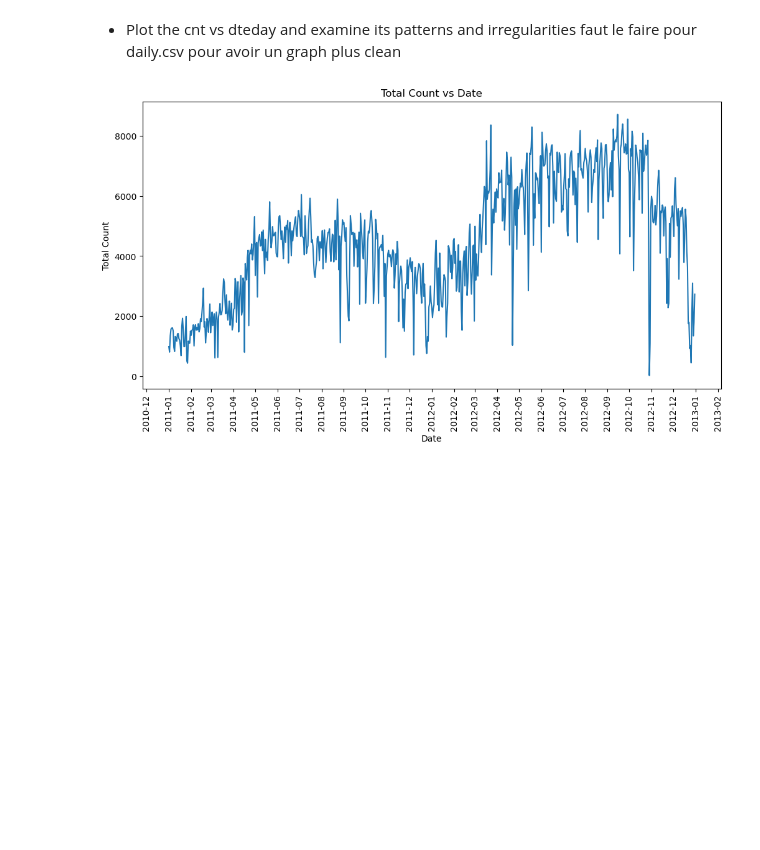
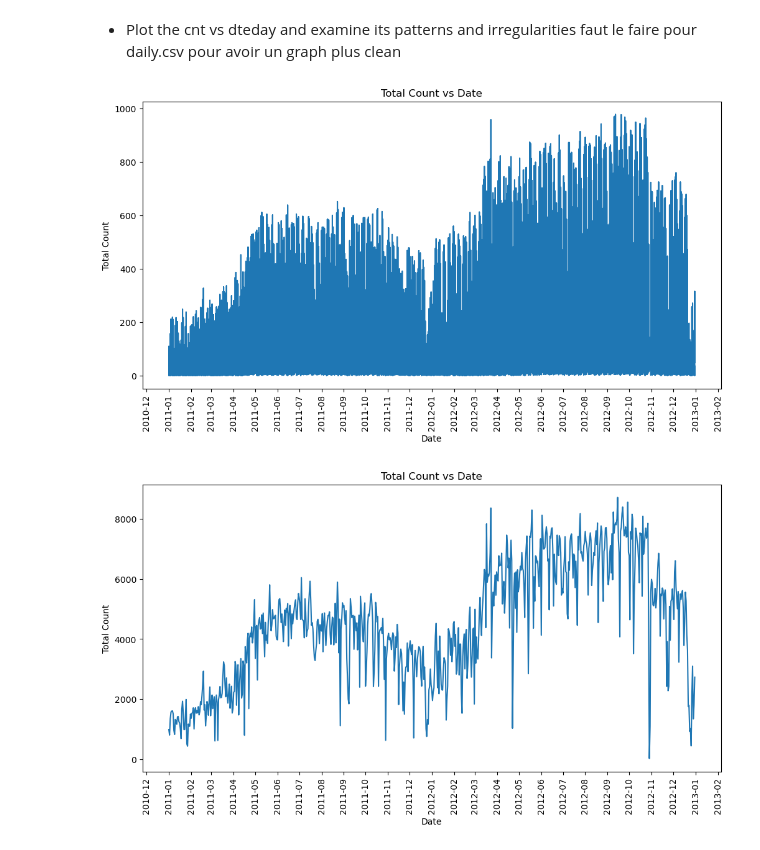
Before and after one commit to ferrorra/TimesSeries, a Jupyter notebook: 3- EDA.ipynb, the cells around one changed output. Saved outputs shown, nothing was run; the diff lists cells and outputs as text; code cells hidden in the pictures; blank space fills up the shorter version.

```diff
--- a/3- EDA.ipynb
+++ b/3- EDA.ipynb
@@ -122,6 +145,32 @@ plt.show()
 ### Analyse Biivariee
 # %% [markdown]
 - Plot the cnt vs dteday and examine its patterns and irregularities faut le faire pour daily.csv pour avoir un graph plus clean
+# %%
+import pandas as pd
+import matplotlib.pyplot as plt
+import matplotlib.dates as mdates
+
+df = pd.read_csv('bike+sharing+dataset/hour.csv')
+
+# Convert 'dteday' to datetime
+df['dteday'] = pd.to_datetime(df['dteday'])
+
+# Plot the cnt vs dteday
+plt.figure(figsize=(12,6))
+plt.plot(df['dteday'], df['cnt'])
+plt.title('Total Count vs Date')
+plt.xlabel('Date')
+plt.ylabel('Total Count')
+
+# Adjust xticks to show one tick for each month
+ax = plt.gca()
+ax.xaxis.set_major_locator(mdates.MonthLocator())
+ax.xaxis.set_major_formatter(mdates.DateFormatter('%Y-%m'))
+plt.xticks(rotation=90)
+
+plt.show()
+# %% [output]
+[figure, added]
 # %%
 import pandas as pd
 import matplotlib.pyplot as plt
```
Also changed, not shown: parts of 16 cells of this notebook, 10 other files.
